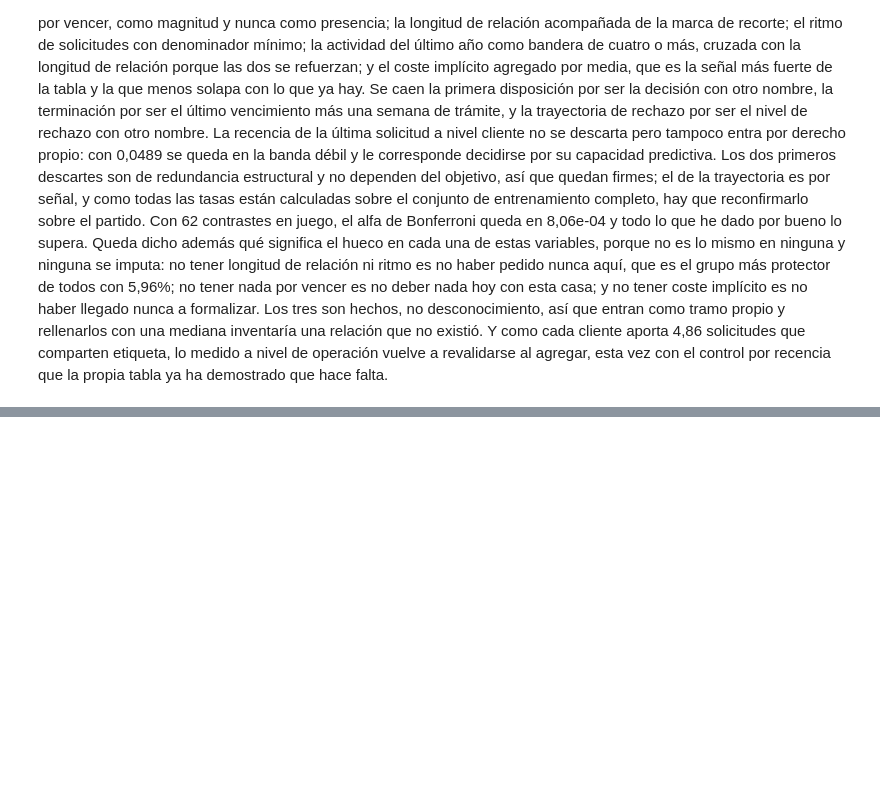
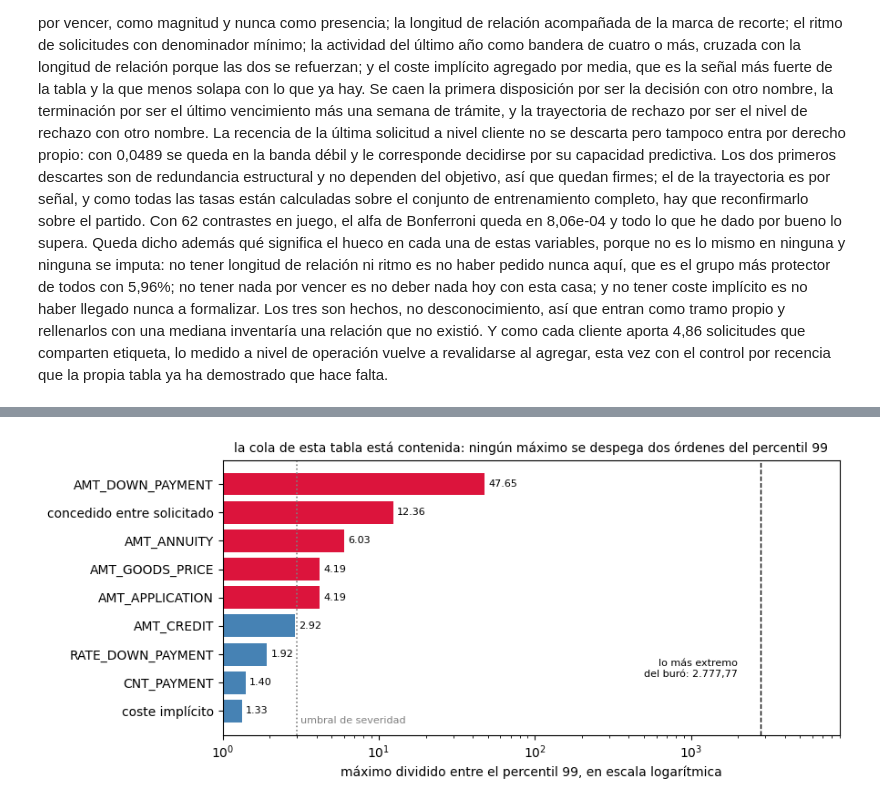
Before and after one commit to yeraybc/home-credit-default-risk, a Jupyter notebook: notebooks/04_eda_previous_application.ipynb, the cells around one changed output, grey strips where cells are left out. Drawn from its saved outputs; the diff is of its cells as text; code cells hidden in the pictures; blank space fills up the shorter version.

```diff
--- a/notebooks/04_eda_previous_application.ipynb
+++ b/notebooks/04_eda_previous_application.ipynb
@@ -3634,0 +3638,21 @@ De todo el eje temporal se conservan siete cosas: la antigüedad de la decisión
+# %%
+# el alcance: las magnitudes con cola, sin las dos tasas de interés que ya quedaron fuera por
+# informarse en el 0,36% de las filas, más las dos proporciones derivadas, que son las que se agregan
+EXTREMOS = {c: pt[c] for c in MAGNITUDES if not c.startswith("RATE_INTEREST")}
+EXTREMOS["concedido entre solicitado"] = ratio
+EXTREMOS["coste implícito"] = coste
+
+# el cero es estado del contrato y no cantidad, así que el percentil se mide sobre dato real
+real = {k: (v.where(v.ne(0)) if k in CEROS else v) for k, v in EXTREMOS.items()}
+
+perc = pd.DataFrame([{"variable": k, "n con dato real": int(r.notna().sum()),
+                      "p99": r.quantile(0.99), "máximo": r.max(),
+                      "Máx/p99 con el cero dentro": float(EXTREMOS[k].max())
+                      / float(EXTREMOS[k].quantile(0.99)),
+                      "Máx/p99 sobre dato real": float(r.max()) / float(r.quantile(0.99))}
+                     for k, r in real.items()]).set_index("variable").round(2)
+perc["severo"] = perc["Máx/p99 sobre dato real"].gt(3).map({True: "sí", False: "no"})
+display(perc)
+print(f"severas con el criterio de máximo por encima de tres veces el percentil 99: "
+      f"{int(perc['severo'].eq('sí').sum())} de {len(perc)}, y la más extrema llega a "
+      f"{perc['Máx/p99 sobre dato real'].max():.2f} veces")
@@ -3634,0 +3672,18 @@ De todo el eje temporal se conservan siete cosas: la antigüedad de la decisión
+# %%
+# la escala del buró al lado es lo que deja ver que aquí la cola está contenida
+orden = perc["Máx/p99 sobre dato real"].sort_values()
+fig, ax = plt.subplots(figsize=(9, 4))
+ax.barh(orden.index, orden, color=[COLOR_DEF if v > 3 else COLOR_NODEF for v in orden])
+ax.bar_label(ax.containers[0], fmt="%.2f", fontsize=8, padding=3)
+ax.axvline(3, color="gray", ls=":", lw=1.2)
+ax.text(3.15, -0.45, "umbral de severidad", fontsize=8, color="gray")
+ax.axvline(2777.77, color="black", ls="--", lw=1)
+ax.text(2000, 1.2, "lo más extremo\ndel buró: 2.777,77", fontsize=8, ha="right")
+ax.set(xscale="log", xlim=(1, 9000), ylabel="",
+       xlabel="máximo dividido entre el percentil 99, en escala logarítmica")
+ax.set_title("la cola de esta tabla está contenida: ningún máximo se despega dos órdenes del percentil 99",
+             fontsize=10)
+plt.tight_layout()
+plt.show()
+# %% [output]
+[figure, added]
```
Also changed, not shown: parts of 16 cells of this notebook.
